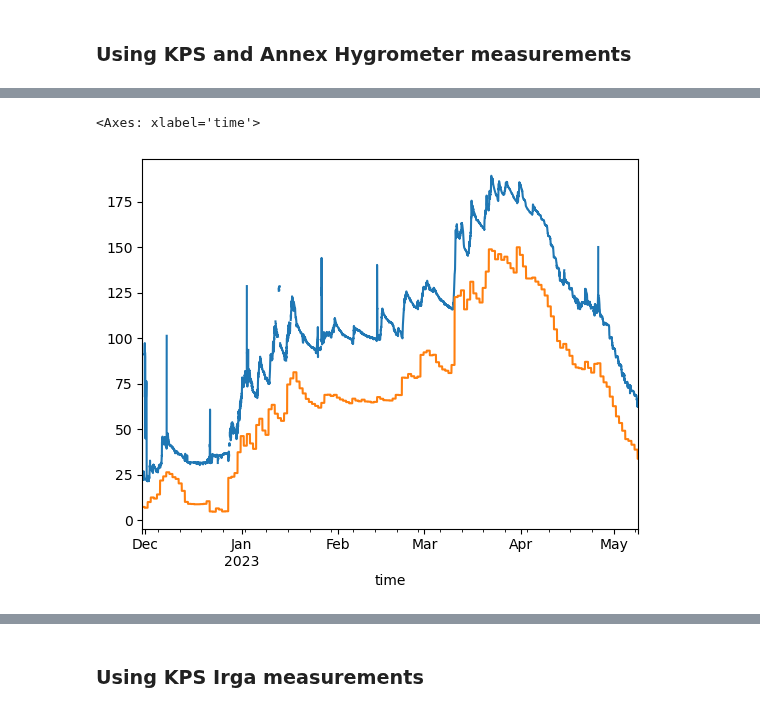
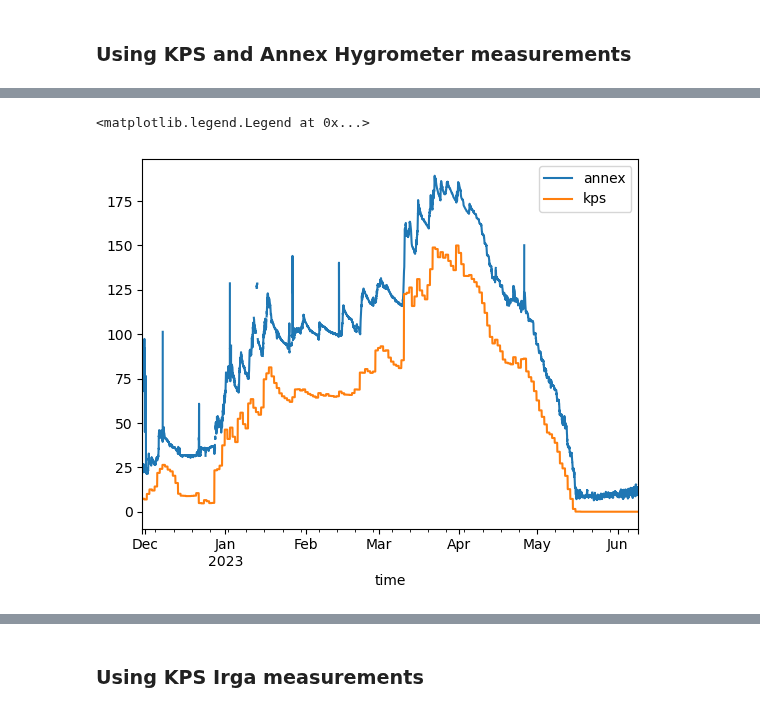
Before and after one commit to elischwat/sublimationofsnow, a Jupyter notebook: analysis/paper1/water_vapor_transport_fluxdivergencecombined.ipynb, the cells around one changed output, grey strips where cells are left out. Cells and saved outputs as stored; diff of their text form; code cells hidden in the pictures.

```diff
--- a/analysis/paper1/water_vapor_transport_fluxdivergencecombined.ipynb
+++ b/analysis/paper1/water_vapor_transport_fluxdivergencecombined.ipynb
@@ -21,10 +21,12 @@ end_date = '20230619'
 
 data_start_date = '20221130'
 data_cutoff_date = '20230508'
+data_cutoff_date = '20230608'
 
 ## PARAMETERS FOR SOS DATA
 # streamwise coordinates
 sos_tidy_fn = f"tidy_df_{start_date}_{end_date}_planar_fit_multiplane.parquet"
+# sos_tidy_fn = f"tidy_df_{start_date}_{end_date}_planar_fit_multiplane_flaggeddataremains.parquet"
 # slope relative local earth coodinates
 # sos_tidy_fn = f"tidy_df_{start_date}_{end_date}_planar_fit.parquet"
 # seemingly local earth coodinates
@@ -2002,11 +1982,12 @@ mixingratio_ds.to_dataframe().sort_index().loc['20230201 1000': '20230201 1500']
 # %% [output]
 [interactive output not drawn]
 # %%
-annex_snowdepth_df['snow_depth'].plot()
-(100*kps_snowdepth_df['value']).plot()
+annex_snowdepth_df['snow_depth'].plot(label='annex')
+(100*kps_snowdepth_df['value']).plot(label='kps')
+plt.legend()
 # %% [output]
-<Axes: xlabel='time'>
+<matplotlib.legend.Legend at 0x...>
-[figure, old version]
+[figure, new version]
 # %%
 # Calculate horizontal advection
 # combine mixing ratio measurements from the two sites into one dataframe
```
Also changed, not shown: parts of 48 cells of this notebook, 5 other files.
